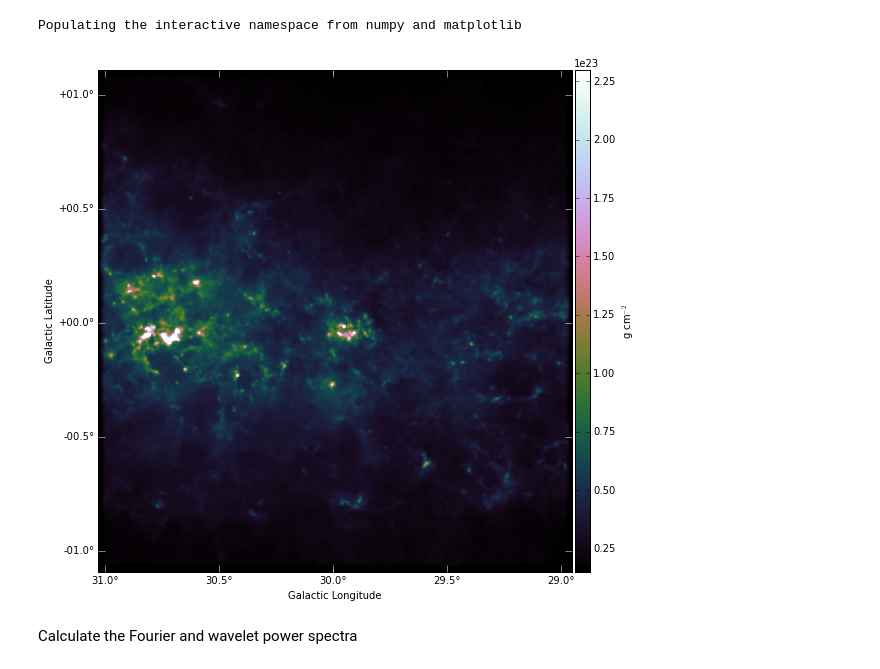
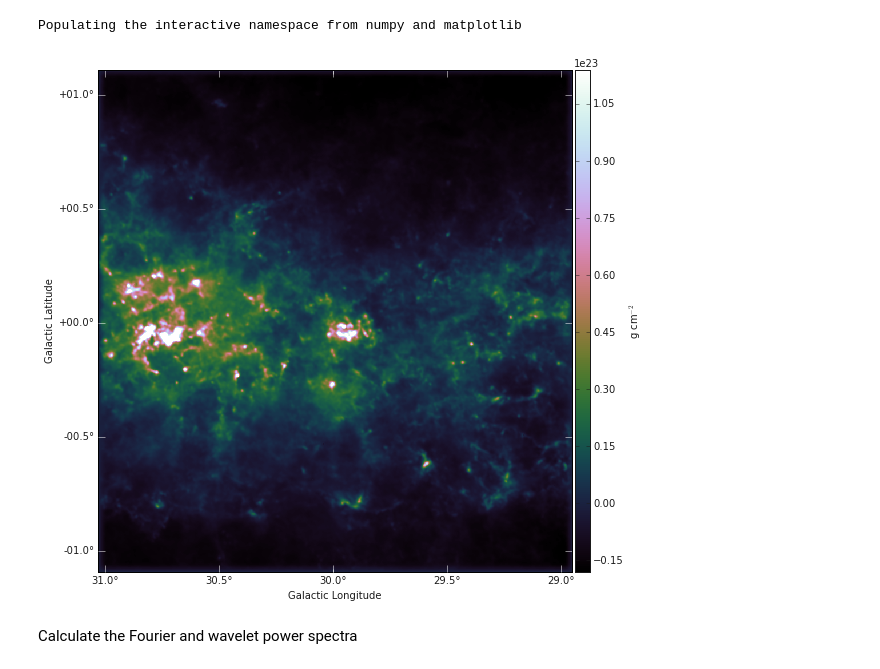
Before and after one commit to hoangducthuong/notebooks, a Jupyter notebook: W43_wavan.ipynb, the cells around one changed output. Cells and saved outputs as stored; diff of their text form; code cells hidden in the pictures.

```diff
--- a/W43_wavan.ipynb
+++ b/W43_wavan.ipynb
@@ -8,19 +8,23 @@ import aplpy
 # %% [output]
 Populating the interactive namespace from numpy and matplotlib
 # %%
+#W43 density map where the nan have been removed, the mean map value
+#subtracted, and edges apodized to mini the "step function effect"
+#in the Fourier and wavelet transform.
+
 figfile = '/Users/jfrob/postdoc/Herschel/W43_density_galcut_nan_apod.fits'
 fig = aplpy.FITSFigure(figfile, convention='calabretta')
-fig.show_colorscale(vmin=1.5e22,vmax=2.3e23,cmap='cubehelix')
+fig.show_colorscale(vmin=-1.8e22,vmax=1.14e23,cmap='cubehelix')
 fig.tick_labels.set_xformat('dd.d')
 fig.tick_labels.set_yformat('dd.d')
 fig.ticks.set_minor_frequency(0.1,0.1)
 fig.ticks.set_xspacing(0.5)  # degrees
 fig.ticks.set_yspacing(0.5)  # degrees
 fig.add_colorbar()
 fig.colorbar.set_axis_label_text(r'g cm$^{-2}$')
 plt.grid(False)
 # %% [output]
-[figure, old version]
+[figure, new version]
 # %% [markdown]
 Calculate the Fourier and wavelet power spectra
 # %%
```
Also changed, not shown: parts of 9 cells of this notebook, 2 other files.
